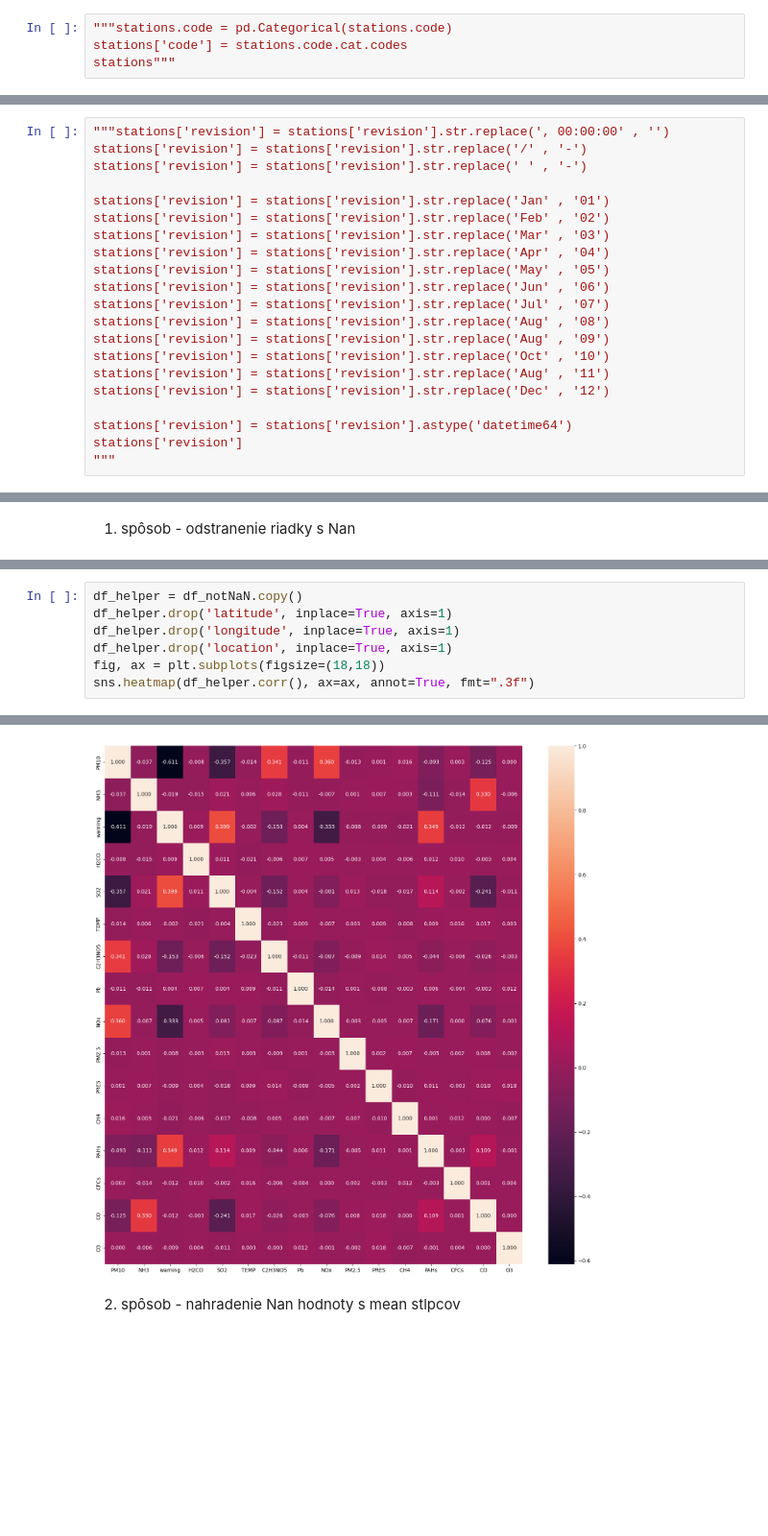
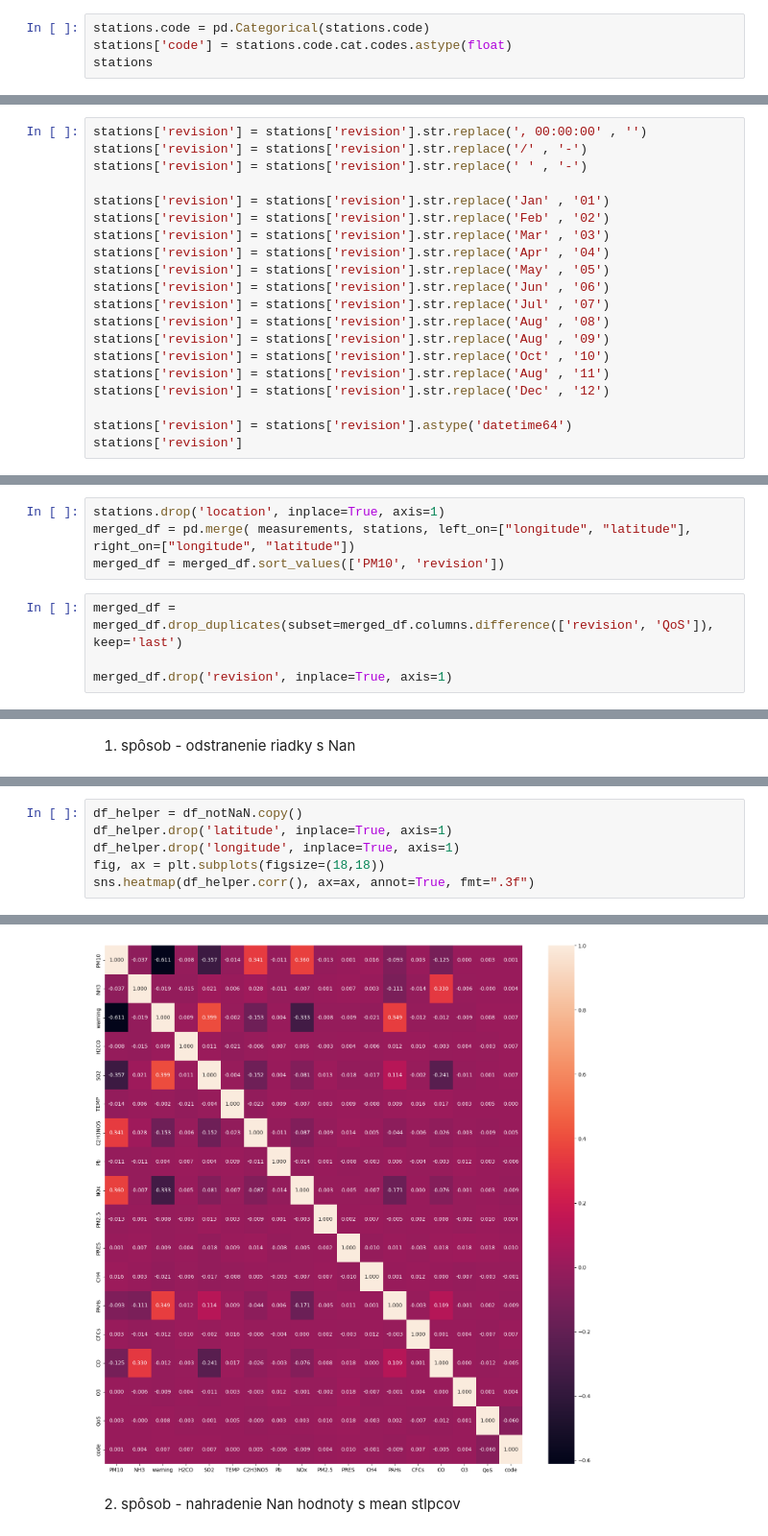
Before and after one commit to ImrichDiscantiny/Python, a Jupyter notebook: Faza_2.ipynb, the cells around one changed output, grey strips where cells are left out. Shown at 96% size. Saved outputs shown, nothing was run; the diff lists cells and outputs as text; blank space fills up the shorter version.

```diff
--- a/Faza_2.ipynb
+++ b/Faza_2.ipynb
@@ -77,5 +70,5 @@ stations"""
 # %%
-"""stations.code = pd.Categorical(stations.code)
-stations['code'] = stations.code.cat.codes
-stations"""
+stations.code = pd.Categorical(stations.code)
+stations['code'] = stations.code.cat.codes.astype(float)
+stations
 # %% [output]
@@ -83,5 +88,5 @@ stations"""
 # %%
-"""stations['revision'] = stations['revision'].str.replace(', 00:00:00' , '')
+stations['revision'] = stations['revision'].str.replace(', 00:00:00' , '')
 stations['revision'] = stations['revision'].str.replace('/' , '-')
 stations['revision'] = stations['revision'].str.replace(' ' , '-')
 
@@ -100,5 +105,4 @@ stations['revision'] = stations['revision'].str.replace('Dec' , '12')
 
 stations['revision'] = stations['revision'].astype('datetime64')
 stations['revision']
-"""
 # %% [output]
@@ -106,3 +123,11 @@ stations['revision']
+# %%
+stations.drop('location', inplace=True, axis=1)
+merged_df = pd.merge( measurements, stations, left_on=["longitude", "latitude"], right_on=["longitude", "latitude"])
+merged_df = merged_df.sort_values(['PM10', 'revision'])
+# %%
+merged_df = merged_df.drop_duplicates(subset=merged_df.columns.difference(['revision', 'QoS']), keep='last')
+
+merged_df.drop('revision', inplace=True, axis=1)
 # %% [markdown]
 <h3> Chýbajúce hodnoty
 # %%
@@ -137,13 +161,12 @@ df_notNaN
 # %%
 df_helper = df_notNaN.copy()
 df_helper.drop('latitude', inplace=True, axis=1)
 df_helper.drop('longitude', inplace=True, axis=1)
-df_helper.drop('location', inplace=True, axis=1)
 fig, ax = plt.subplots(figsize=(18,18))
 sns.heatmap(df_helper.corr(), ax=ax, annot=True, fmt=".3f")
 # %% [output]
 <AxesSubplot: >
-[figure, old version]
+[figure, new version]
 # %% [markdown]
 2. spôsob - nahradenie Nan hodnoty s mean stlpcov
 # %%
```
Also changed, not shown: parts of 21 cells of this notebook.
